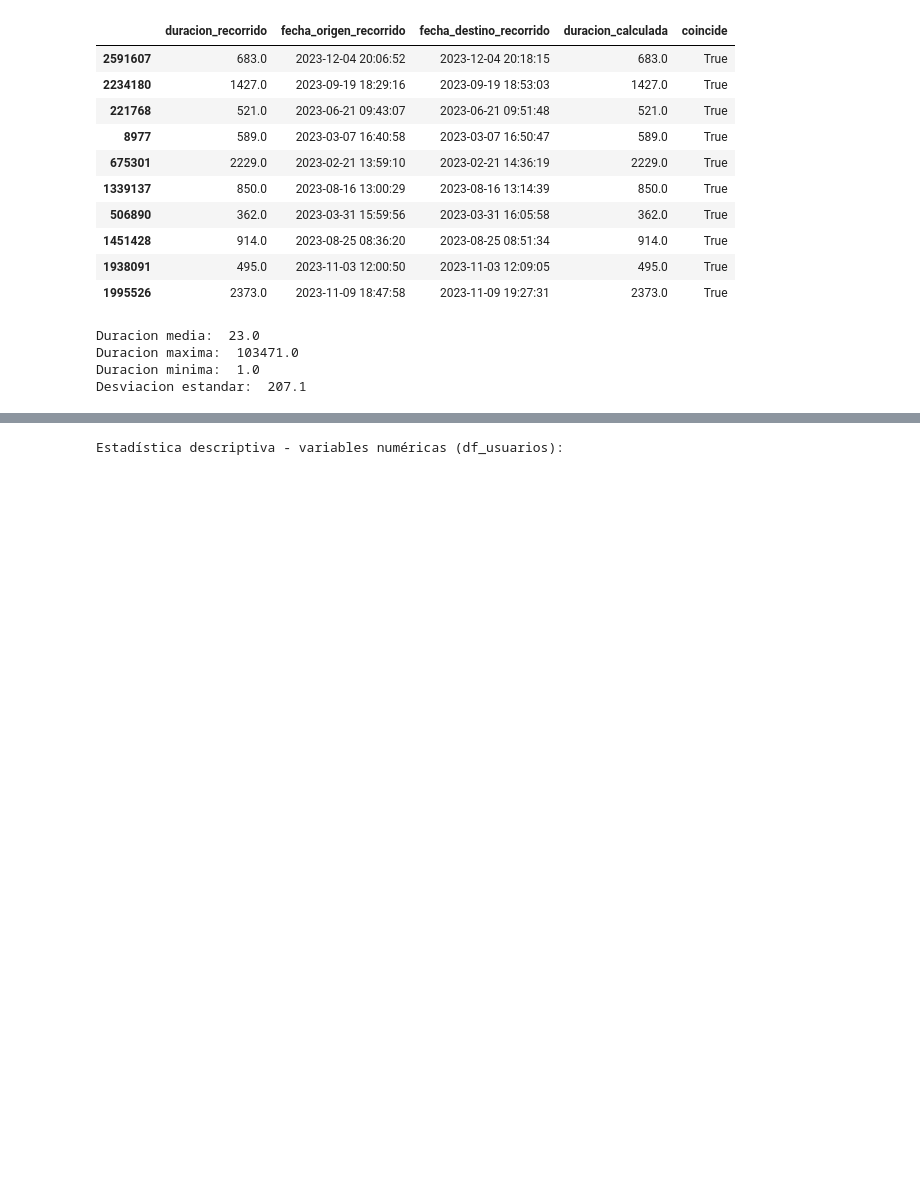
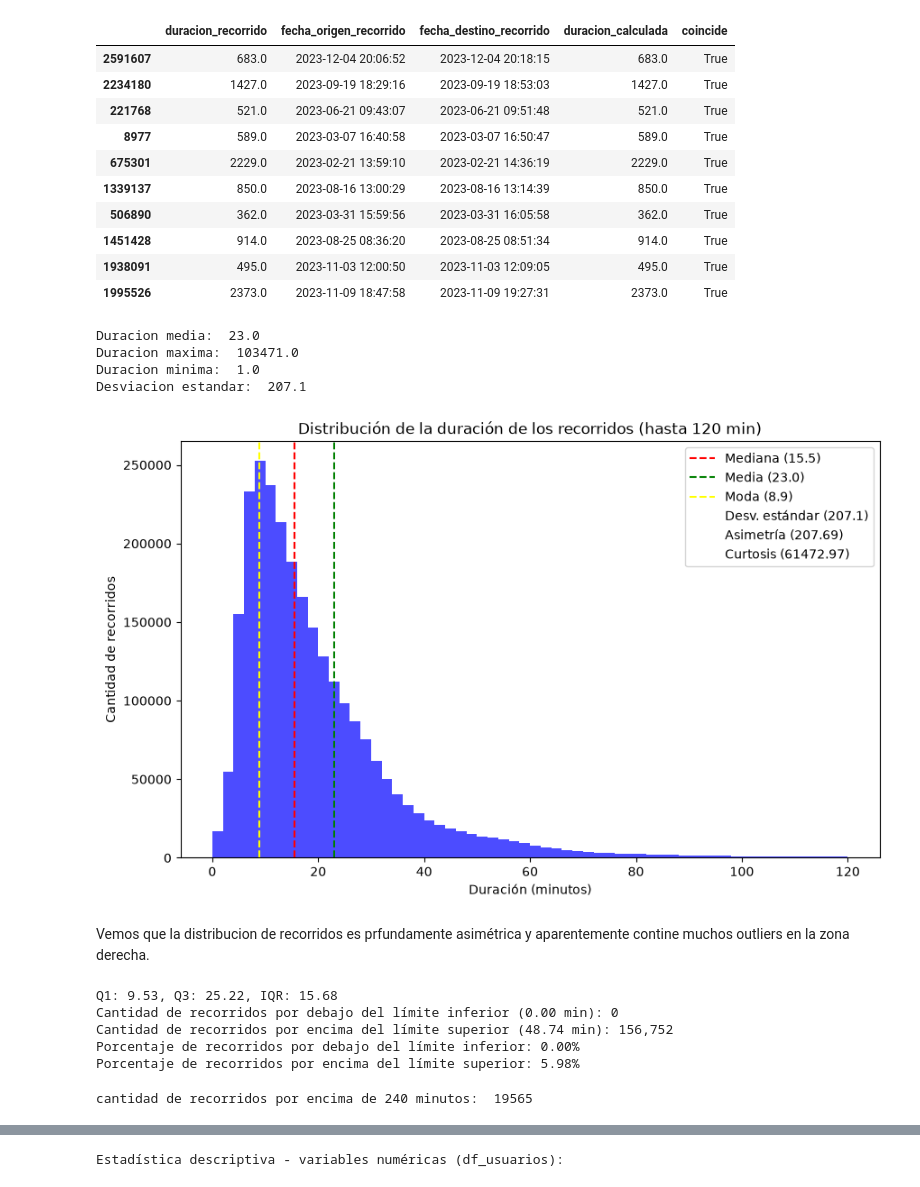
Before and after one commit to brigere/data-anlysis-ceia, a Jupyter notebook: tp_final_2026.ipynb, the cells around one changed output, grey strips where cells are left out. Saved outputs shown, nothing was run; the diff lists cells and outputs as text; code cells hidden in the pictures; blank space fills up the shorter version.

```diff
--- a/tp_final_2026.ipynb
+++ b/tp_final_2026.ipynb
@@ -335,6 +474,68 @@ Duracion media:  23.0
 Duracion maxima:  103471.0
 Duracion minima:  1.0
 Desviacion estandar:  207.1
+# %%
+fig, plot = plt.subplots(figsize=(10, 6))
+
+moda = df_recorridos['duracion_recorrido_min'].mode()[0]
+mediana = df_recorridos['duracion_recorrido_min'].median()
+media = df_recorridos['duracion_recorrido_min'].mean()
+skewness = df_recorridos['duracion_recorrido_min'].skew()
+curtosis = df_recorridos['duracion_recorrido_min'].kurtosis()
+
+desviacion_estandar = df_recorridos['duracion_recorrido_min'].std()
+
+# se grafica hasta 120 min, esto de sebe a que hay valures muy grandes de recorrido (outliers)
+# que hacen que el grafico que inilegible cuando se incluyen
+limite_min = 120
+plot.hist(df_recorridos['duracion_recorrido_min'], bins=60, range=(0, limite_min), color='blue', alpha=0.7)
+
+plot.axvline(mediana, color='red', linestyle='--', label='Mediana ({:.1f})'.format(mediana))
+plot.axvline(df_recorridos['duracion_recorrido_min'].mean(), color='green', linestyle='--', label='Media ({:.1f})'.format(media))
+plot.axvline(df_recorridos['duracion_recorrido_min'].mode()[0], color='yellow', linestyle='--', label='Moda ({:.1f})'.format(moda))
+plot.plot([], [], ' ', label='Desv. estándar ({:.1f})'.format(desviacion_estandar))
+plot.plot([], [], ' ', label='Asimetría ({:.2f})'.format(skewness))
+plot.plot([], [], ' ', label='Curtosis ({:.2f})'.format(curtosis))
+
+plot.set_title('Distribución de la duración de los recorridos (hasta 120 min)')
+plot.set_xlabel('Duración (minutos)')
+plot.set_ylabel('Cantidad de recorridos')
+plot.legend()
+
+plt.show()
+# %% [output]
+[figure, added]
+# %% [markdown]
+Vemos que la distribucion de recorridos es prfundamente asimétrica y aparentemente contine muchos outliers en la zona derecha.
+# %%
+# outliers (criterio del rango intercuartílico)
+duracion = df_recorridos['duracion_recorrido_min']
+Q1 = duracion.quantile(0.25)
+Q3 = duracion.quantile(0.75)
+IQR = Q3 - Q1
+
+# la duración no puede ser negativa, por lo que el límite inferior se acota en 0
+limite_inferior = max(0, Q1 - 1.5 * IQR)
+limite_superior = Q3 + 1.5 * IQR
+
+limite_inferior_count = (duracion < limite_inferior).sum()
+limite_superior_count = (duracion > limite_superior).sum()
+
+print(f"Q1: {Q1:.2f}, Q3: {Q3:.2f}, IQR: {IQR:.2f}")
+print(f"Cantidad de recorridos por debajo del límite inferior ({limite_inferior:.2f} min): {limite_inferior_count:,}")
+print(f"Cantidad de recorridos por encima del límite superior ({limite_superior:.2f} min): {limite_superior_count:,}")
+print(f"Porcentaje de recorridos por debajo del límite inferior: {limite_inferior_count / len(duracion) * 100:.2f}%")
+print(f"Porcentaje de recorridos por encima del límite superior: {limite_superior_count / len(duracion) * 100:.2f}%")
+# %% [output]
+Q1: 9.53, Q3: 25.22, IQR: 15.68
+Cantidad de recorridos por debajo del límite inferior (0.00 min): 0
+Cantidad de recorridos por encima del límite superior (48.74 min): 156,752
+Porcentaje de recorridos por debajo del límite inferior: 0.00%
+Porcentaje de recorridos por encima del límite superior: 5.98%
+# %%
+print("cantidad de recorridos por encima de 240 minutos: ", (duracion > 120).sum())
+# %% [output]
+cantidad de recorridos por encima de 240 minutos:  19565
 # %%
 print("Estadística descriptiva - variables categóricas (df_recorridos):\n")
 # count = cant. de datos no nulos | unique = cant. de categorías | top = categoría más frecuente | freq = su frecuencia
```
Also changed, not shown: parts of 22 cells of this notebook, 1 other file.
